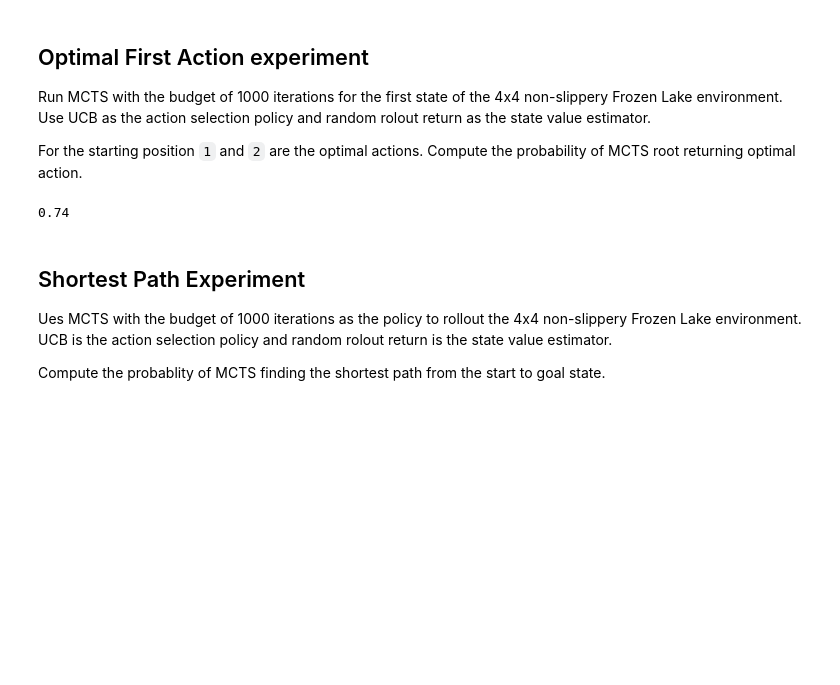
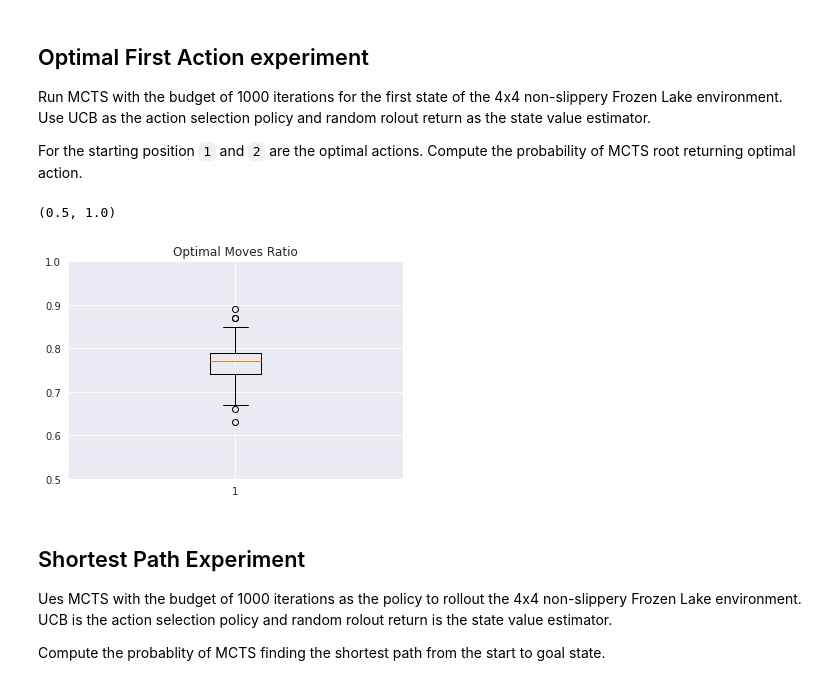
Before and after one commit to lefarov/MCTSpy, a Jupyter notebook: notebooks/frozen_lake.ipynb, the cells around one changed output. Drawn from its saved outputs; the diff is of its cells as text; code cells hidden in the pictures; blank space fills up the shorter version.

```diff
--- a/notebooks/frozen_lake.ipynb
+++ b/notebooks/frozen_lake.ipynb
@@ -63,34 +63,48 @@ Run MCTS with the budget of 1000 iterations for the first state of the 4x4 non-s
 
 For the starting position `1` and `2` are the optimal actions. Compute the probability of MCTS root returning optimal action.
 # %%
-n_tests = 100
-n_positive = 0
+def test_optimal_first_action(n_tests=100):
 
-for _ in range(n_tests):
-    env = FrozenLakeEnv(is_slippery=False, map_name="4x4")
-    env = FrozenLakeMCTS(env)
+    n_positive = 0
 
-    initial_state, agent_id = env.get_initial_state()
+    for _ in range(n_tests):
+        env = FrozenLakeEnv(is_slippery=False, map_name="4x4")
+        env = FrozenLakeMCTS(env)
 
-    mcts = MCTS(env, uct_action, partial(random_rollout_value, env=env), 50)
-    mcts_root = DecisionNode(initial_state, 0, {}, agent_id)
+        initial_state, agent_id = env.get_initial_state()
 
-    # Build tree
-    mcts.build_tree(mcts_root)
+        mcts = MCTS(env, uct_action, partial(random_rollout_value, env=env), 50)
+        mcts_root = DecisionNode(initial_state, 0, {}, agent_id)
 
-    # Get the best score in root Node
-    best_score = max(chance_node.value / chance_node.visits for chance_node in mcts_root.children.values())
+        # Build tree
+        mcts.build_tree(mcts_root)
 
-    # Compute scores for two optimal actions
-    a1_score = mcts_root.children[1].value / mcts_root.children[1].visits
-    a2_score = mcts_root.children[2].value / mcts_root.children[2].visits
+        # Get the best score in root Node
+        best_score = max(chance_node.value / chance_node.visits for chance_node in mcts_root.children.values())
 
-    if a1_score == best_score or a2_score == best_score:
-        n_positive += 1
+        # Compute scores for two optimal actions
+        a1_score = mcts_root.children[1].value / mcts_root.children[1].visits
+        a2_score = mcts_root.children[2].value / mcts_root.children[2].visits
 
-n_positive / n_tests
+        if a1_score == best_score or a2_score == best_score:
+            n_positive += 1
+
+    return n_positive / n_tests
-# %% [output]
-0.74
+# %%
+res = []
+for seed in range(200):
+    random.seed(seed)
+    res.append(test_optimal_first_action())
+# %%
+seaborn.set_style("darkgrid")
+
+fig, ax = plt.subplots()
+ax.boxplot(res)
+ax.set_title("Optimal Moves Ratio")
+ax.set_ylim([0.5, 1.0])
+# %% [output]
+(0.5, 1.0)
+[figure, added]
 # %% [markdown]
 ## Shortest Path Experiment
 
```
Also changed, not shown: parts of 2 cells of this notebook.
